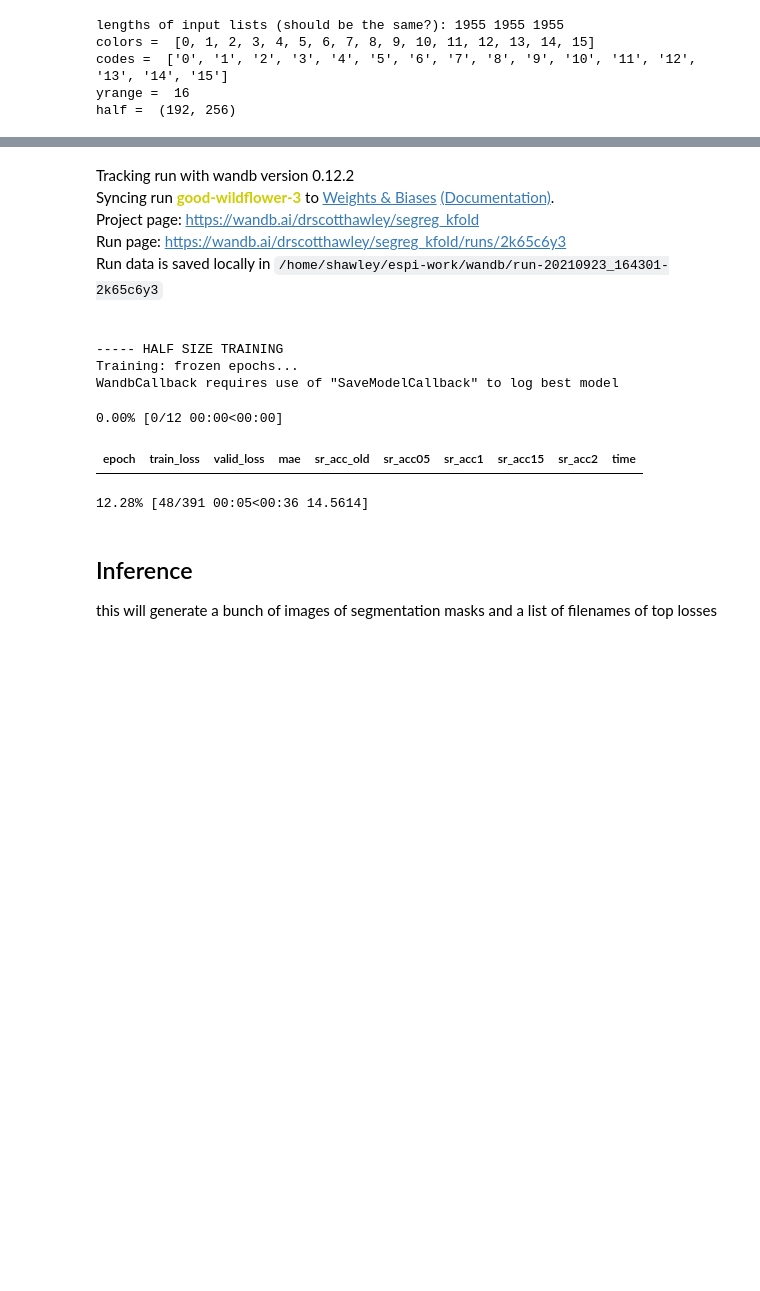
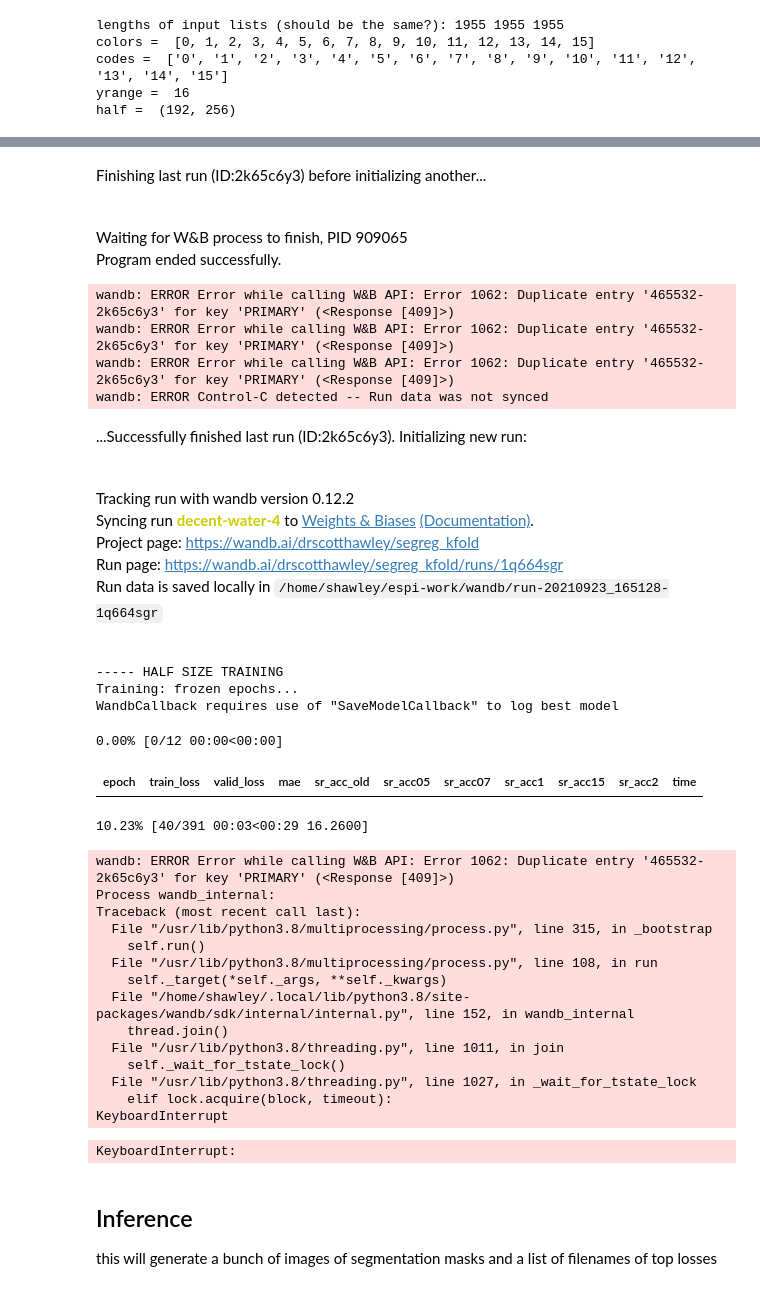
Before and after one commit to drscotthawley/espiownage, a Jupyter notebook: nbs/kfold_seg_reg_real.ipynb, the cells around one changed output, grey strips where cells are left out. Cells and saved outputs as stored; diff of their text form; code cells hidden in the pictures; blank space fills up the shorter version.

Commit message:
added segreg acc 0.07 metric

```diff
--- a/nbs/kfold_seg_reg_real.ipynb
+++ b/nbs/kfold_seg_reg_real.ipynb
@@ -132,15 +125,10 @@ def sr_acc(inp, targ, bin_size=1):
 
 # Cell
 def sr_acc05(inp, targ): return sr_acc(inp, targ, bin_size=0.5)
-
-# Cell
-def sr_acc1(inp, targ): return sr_acc(inp, targ, bin_size=1)
-
-# Cell
+def sr_acc07(inp, targ): return sr_acc(inp, targ, bin_size=0.7)
+def sr_acc1(inp, targ):  return sr_acc(inp, targ, bin_size=1)
 def sr_acc15(inp, targ): return sr_acc(inp, targ, bin_size=1.5)
-
-# Cell
-def sr_acc2(inp, targ): return sr_acc(inp, targ, bin_size=2)
+def sr_acc2(inp, targ):  return sr_acc(inp, targ, bin_size=2)
 # %%
 #wandb setup
 !pip install wandb -qqq
@@ -184,7 +163,7 @@ hrfac = 1.2  # 'headroom factor'
 y_range=(0,int(len(codes)*hrfac))  # balance between "clamping" to range of real data vs too much "compression" from sigmoid nonlineari
 
 #learn = unet_learner(dls, resnet34, yrange=len(codes), loss_func=MSELossFlat(), metrics=acc_camvid, self_attention=True, act_cls=Mish, opt_func=opt)
-metrics = [mae, sr_acc_old, sr_acc05, sr_acc1, sr_acc15, sr_acc2]
+metrics = [mae, sr_acc_old, sr_acc05, sr_acc07, sr_acc1, sr_acc15, sr_acc2]
 
 # run parameters
 epochs, lr = 12*4, 1e-3
@@ -214,7 +193,7 @@ learn.fit_flat_cos(12, lrs)
 halfweights = 'seg_reg_real_half'
 print(f"Saving model: {halfweights}")
 learn.save(halfweights)
-#  Nope we're not finished! wandb.finish()
+#  Nope we're not finished! Save wandb.finish() until after Full size training.
 
 print("\n----- FULL SIZE TRAINING -----")
 
@@ -224,44 +203,67 @@ db = DataBlock(blocks=(ImageBlock, MaskBlock(codes)),
     get_y=get_msk,
     batch_tfms=[*aug_transforms(size=sz, flip_vert=True), Normalize.from_stats(*imagenet_stats)])
 dls = db.dataloaders(path/'images', fnames=fnames, bs=2)  # smaller batch size because we're now full size
 dls.vocab = codes
 
 learn = unet_learner(dls, resnet34, n_out=1, y_range=y_range, loss_func=MSELossFlat(),
                      metrics=metrics, self_attention=True, act_cls=Mish, opt_func=opt,
                      cbs=WandbCallback())
 learn.load(halfweights)
 
 #learn.lr_find(end_lr=5e-3)
 
 lr = 3e-4
 print("Training: frozen epochs...")
 learn.fit_flat_cos(10, slice(lr))
 
 print("unfreezing model, lowering lr by...stuff")
 learn.unfreeze()
 lrs = slice(1e-6,lr/10); lrs
 
 print("Training: unfrozen epochs...")
 learn.fit_flat_cos(10, lrs)
 
 print("Finishing WandB")
 wandb.finish()
 
 fullweights = 'seg_reg_real_full'
 print(f"Saving model: {fullweights}")
 learn.save(fullweights)
 # %% [output]
-Tracking run with wandb version 0.12.2
-Syncing run good-wildflower-3 to Weights & Biases (Documentation).
-Project page: https://wandb.ai/drscotthawley/segreg_kfold
-Run page: https://wandb.ai/drscotthawley/segreg_kfold/runs/2k65c6y3
-Run data is saved locally in /home/shawley/espi-work/wandb/run-20210923_164301-2k65c6y3
+Finishing last run (ID:2k65c6y3) before initializing another...
+Waiting for W&B process to finish, PID 909065
+Program ended successfully.
------ HALF SIZE TRAINING
-Training: frozen epochs...
-WandbCallback requires use of "SaveModelCallback" to log best model
+wandb: ERROR Error while calling W&B API: Error 1062: Duplicate entry '465532-2k65c6y3' for key 'PRIMARY' (<Response [409]>)
+wandb: ERROR Error while calling W&B API: Error 1062: Duplicate entry '465532-2k65c6y3' for key 'PRIMARY' (<Response [409]>)
+wandb: ERROR Error while calling W&B API: Error 1062: Duplicate entry '465532-2k65c6y3' for key 'PRIMARY' (<Response [409]>)
+wandb: ERROR Control-C detected -- Run data was not synced
+...Successfully finished last run (ID:2k65c6y3). Initializing new run:
+Tracking run with wandb version 0.12.2
+Syncing run decent-water-4 to Weights & Biases (Documentation).
+Project page: https://wandb.ai/drscotthawley/segreg_kfold
+Run page: https://wandb.ai/drscotthawley/segreg_kfold/runs/1q664sgr
+Run data is saved locally in /home/shawley/espi-work/wandb/run-20210923_165128-1q664sgr
-0.00% [0/12 00:00<00:00]
+----- HALF SIZE TRAINING
+Training: frozen epochs...
+WandbCallback requires use of "SaveModelCallback" to log best model
+0.00% [0/12 00:00<00:00]
-| epoch | train_loss | valid_loss | mae | sr_acc_old | sr_acc05 | sr_acc1 | sr_acc15 | sr_acc2 | time |
+| epoch | train_loss | valid_loss | mae | sr_acc_old | sr_acc05 | sr_acc07 | sr_acc1 | sr_acc15 | sr_acc2 | time |
-12.28% [48/391 00:05<00:36 14.5614]
+10.23% [40/391 00:03<00:29 16.2600]
+wandb: ERROR Error while calling W&B API: Error 1062: Duplicate entry '465532-2k65c6y3' for key 'PRIMARY' (<Response [409]>)
+Process wandb_internal:
+Traceback (most recent call last):
+  File "/usr/lib/python3.8/multiprocessing/process.py", line 315, in _bootstrap
+    self.run()
+  File "/usr/lib/python3.8/multiprocessing/process.py", line 108, in run
+    self._target(*self._args, **self._kwargs)
+  File "/home/shawley/.local/lib/python3.8/site-packages/wandb/sdk/internal/internal.py", line 152, in wandb_internal
+    thread.join()
+  File "/usr/lib/python3.8/threading.py", line 1011, in join
+    self._wait_for_tstate_lock()
+  File "/usr/lib/python3.8/threading.py", line 1027, in _wait_for_tstate_lock
+    elif lock.acquire(block, timeout):
+KeyboardInterrupt
+KeyboardInterrupt:
 # %% [markdown]
 ## Inference
 this will generate a bunch of images of segmentation masks and a list of filenames of top losses
```
Also changed, not shown: parts of 6 cells of this notebook, 1 other file.
